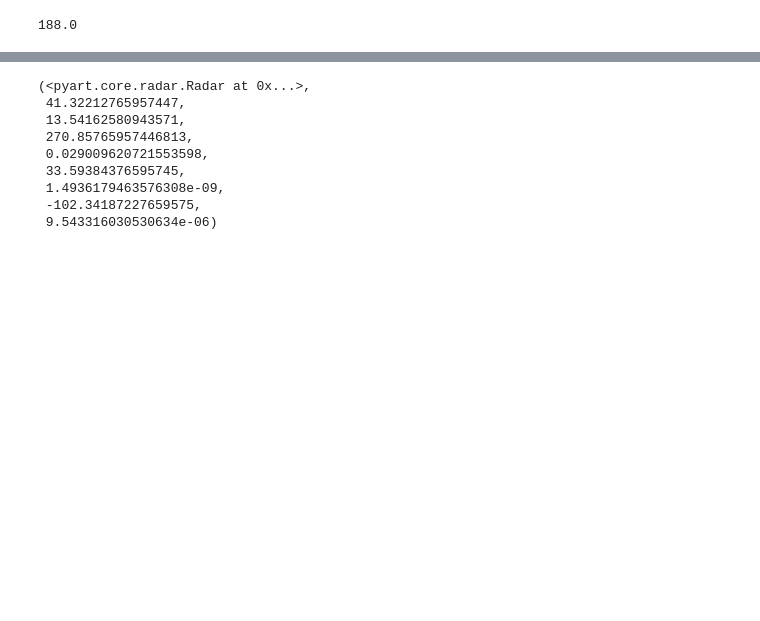
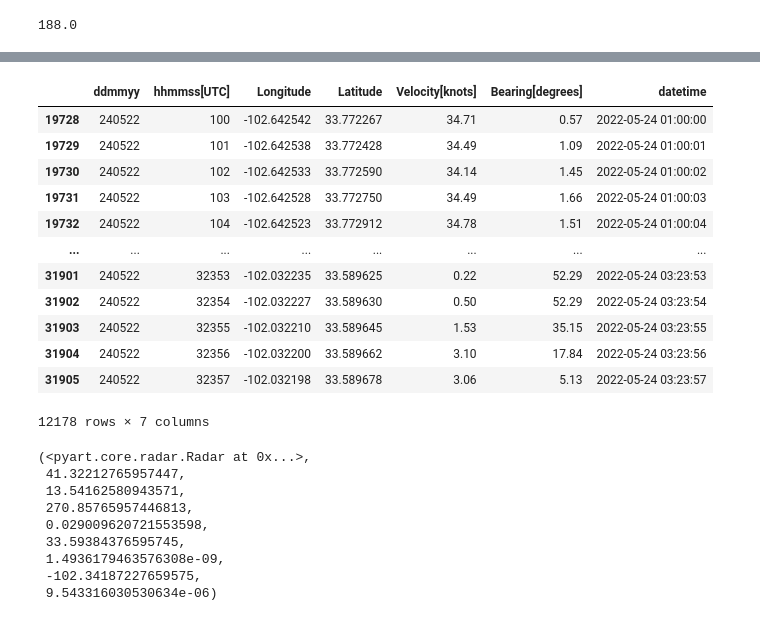
Before and after one commit to JuliaBuhrman/research2024, a Jupyter notebook: dealiasing.ipynb, the cells around one changed output, grey strips where cells are left out. Drawn from its saved outputs; the diff is of its cells as text; code cells hidden in the pictures; blank space fills up the shorter version.

```diff
--- a/dealiasing.ipynb
+++ b/dealiasing.ipynb
@@ -400,0 +465,6 @@ ka2gps['hhmmss[UTC]'] = ka2gps['hhmmss[UTC]'].astype(str)
+# %%
+ka1gps_0524['ddmmyy'] = ka1gps_0524['ddmmyy'].astype(str)
+ka1gps_0524['hhmmss[UTC]'] = ka1gps_0524['hhmmss[UTC]'].astype(str)
+# %%
+times_0524 = ka1gps_0524
+times_0524
@@ -531 +668,17 @@ np.size(corrected_vehicle_vads)
+# %%
+times_0524
+# %% [output]
+|  | ddmmyy | hhmmss[UTC] | Longitude | Latitude | Velocity[knots] | Bearing[degrees] | datetime |
+| 19728 | 240522 | 100 | -102.642542 | 33.772267 | 34.71 | 0.57 | 2022-05-24 01:00:00 |
+| 19729 | 240522 | 101 | -102.642538 | 33.772428 | 34.49 | 1.09 | 2022-05-24 01:00:01 |
+| 19730 | 240522 | 102 | -102.642533 | 33.772590 | 34.14 | 1.45 | 2022-05-24 01:00:02 |
+| 19731 | 240522 | 103 | -102.642528 | 33.772750 | 34.49 | 1.66 | 2022-05-24 01:00:03 |
+| 19732 | 240522 | 104 | -102.642523 | 33.772912 | 34.78 | 1.51 | 2022-05-24 01:00:04 |
+| ... | ... | ... | ... | ... | ... | ... | ... |
+| 31901 | 240522 | 32353 | -102.032235 | 33.589625 | 0.22 | 52.29 | 2022-05-24 03:23:53 |
+| 31902 | 240522 | 32354 | -102.032227 | 33.589630 | 0.50 | 52.29 | 2022-05-24 03:23:54 |
+| 31903 | 240522 | 32355 | -102.032210 | 33.589645 | 1.53 | 35.15 | 2022-05-24 03:23:55 |
+| 31904 | 240522 | 32356 | -102.032200 | 33.589662 | 3.10 | 17.84 | 2022-05-24 03:23:56 |
+| 31905 | 240522 | 32357 | -102.032198 | 33.589678 | 3.06 | 5.13 | 2022-05-24 03:23:57 |
+12178 rows × 7 columns
 # %%
```
Also changed, not shown: parts of 44 cells of this notebook, 2 other files.
